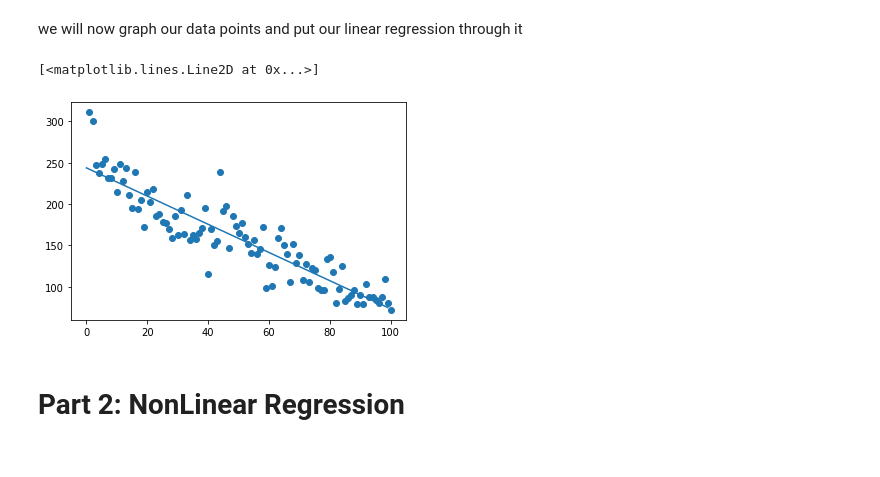
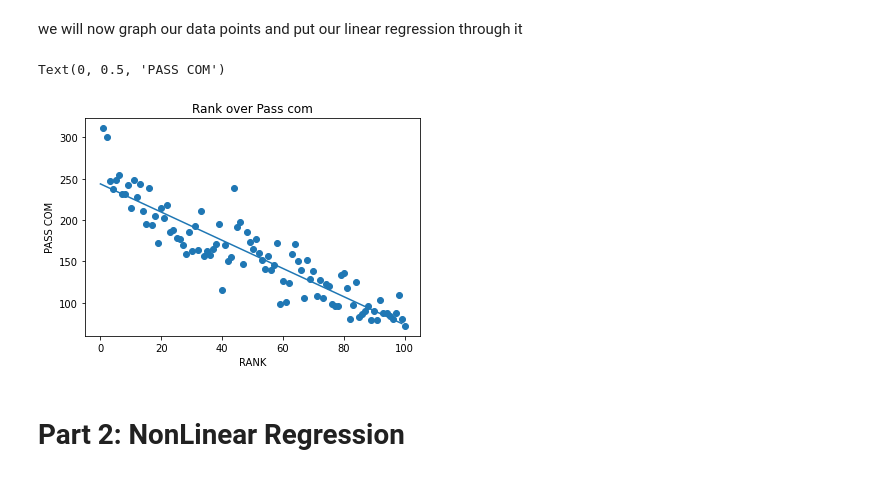
Before and after one commit to jacmantooth/groupproject, a Jupyter notebook: JacobMantooth_4413__GroupProject_6.ipynb, the cells around one changed output. Saved outputs shown, nothing was run; the diff lists cells and outputs as text; code cells hidden in the pictures.

```diff
--- a/JacobMantooth_4413__GroupProject_6.ipynb
+++ b/JacobMantooth_4413__GroupProject_6.ipynb
@@ -133,10 +152,13 @@ we will now graph our data points and put our linear regression through it
 # %%
 x = np.arange( 0,100,1)
 plt.scatter(rank,passcom)
 plt.plot(x,y(x))
+plt.title('Rank over Pass com')
+plt.xlabel('RANK')
+plt.ylabel('PASS COM')
 # %% [output]
-[<matplotlib.lines.Line2D at 0x...>]
+Text(0, 0.5, 'PASS COM')
-[figure, old version]
+[figure, new version]
 # %% [markdown]
 # Part 2: NonLinear Regression
 # %% [markdown]
```
Also changed, not shown: parts of 23 cells of this notebook.
